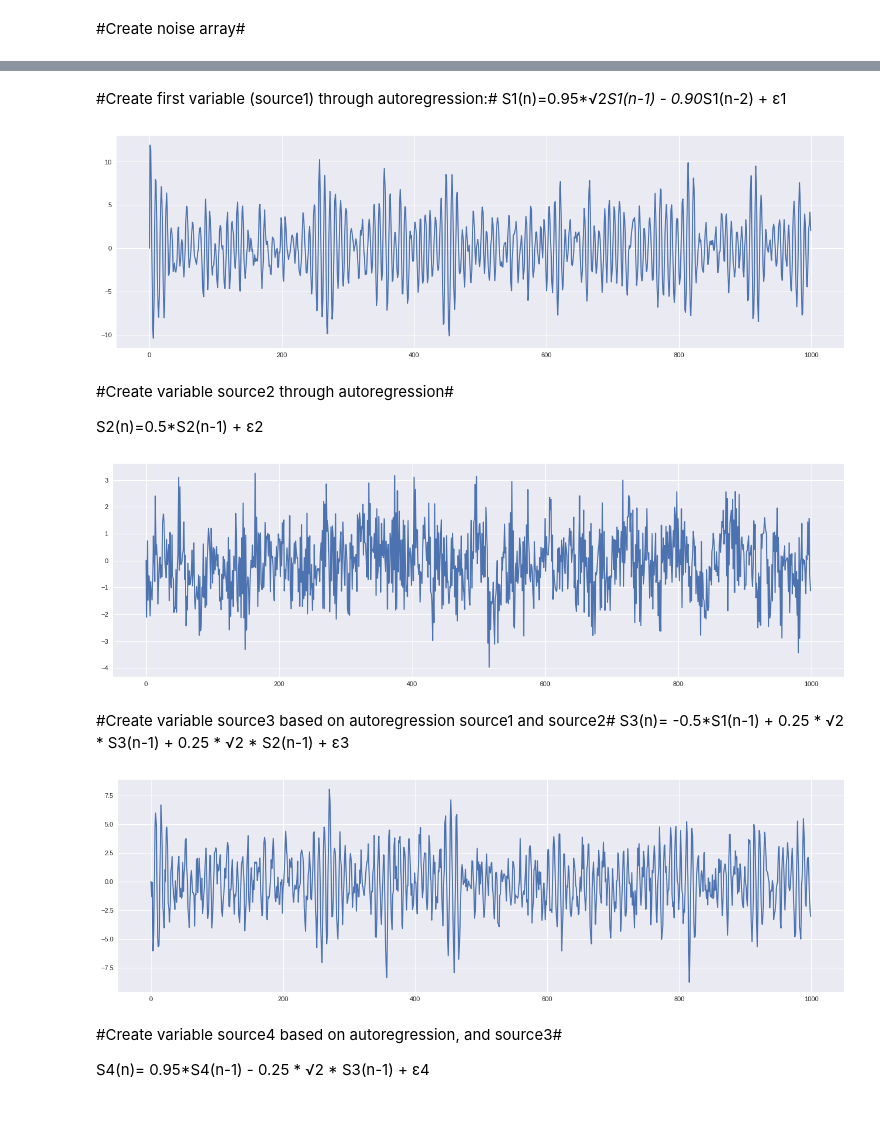
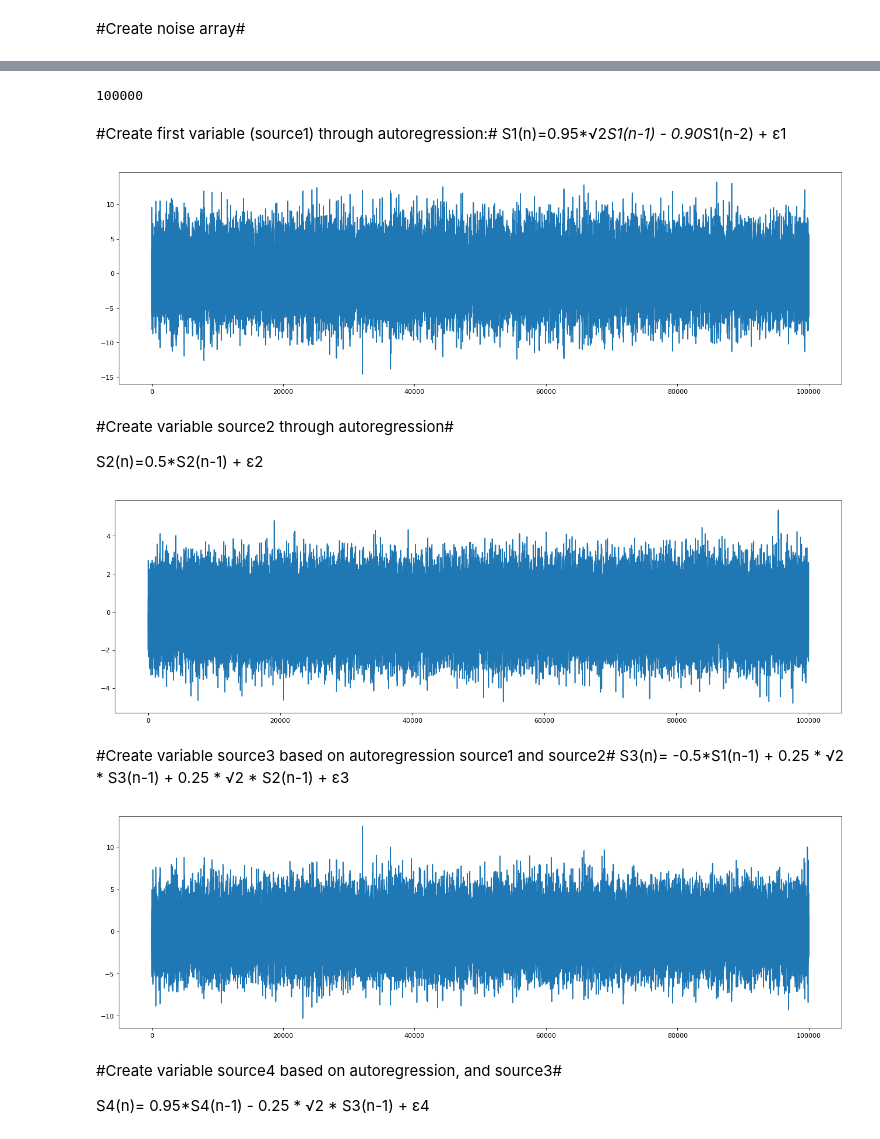
Before and after one commit to big-data-lab-umbc/Big-Data-Climate-Causality-Analytics, a Jupyter notebook: Synthetic_Data_Generation/synthetic-data-generation-linear.ipynb, the cells around one changed output, grey strips where cells are left out. Cells and saved outputs as stored; diff of their text form; code cells hidden in the pictures.

```diff
--- a/Synthetic_Data_Generation/synthetic-data-generation-linear.ipynb
+++ b/Synthetic_Data_Generation/synthetic-data-generation-linear.ipynb
@@ -1,8 +3,10 @@
+# %%
+k = 100000
 # %% [markdown]
 #Create noise array#
 # %%
 import numpy as np
 np.set_printoptions(suppress=True)
-noise = np.random.normal(0,1,1000)
+noise = np.random.normal(0,1,k)
 noise
 # %% [output]
@@ -26,12 +15,16 @@ array([ 0.14069226,  1.90371368,  1.41100643,  0.25373652,  1.55184763,
+# %%
+noise.size
+# %% [output]
+100000
 # %% [markdown]
 #Create first variable (source1) through autoregression:#
 S1(n)=0.95*√2*S1(n-1) - 0.90*S1(n-2) + ε1
 # %%
-source1 = np.zeros((1000))
+source1 = np.zeros((k))
 import math
 source1[1] = noise[1] + 10
 source1[2] = noise[2] + 10
-for x in range(3,1000):
+for x in range(3,k):
   source1[x] = 0.95*math.sqrt(2)*source1[x-1] - 0.90*source1[x-2] + noise[x]
 
 
@@ -57,56 +50,56 @@ plt.plot(source1)
 #plot.show()
 plt.show()
 # %% [output]
-[figure, old version]
+[figure, new version]
 # %% [markdown]
 #Create variable source2 through autoregression#
 
 S2(n)=0.5*S2(n-1) + ε2
 # %%
-source2 = np.zeros((1000))
+source2 = np.zeros((k))
 np.set_printoptions(suppress=True)
-noise2 = np.random.normal(0,1,1000)
+noise2 = np.random.normal(0,1,k)
 noise2
 import math
 source2[1] = noise2[1]
 source2[2] = noise2[2]
-for x in range(3,1000):
+for x in range(3,k):
   source2[x] = 0.5*source2[x-2] + noise2[x]
 
 
 source2
 np.savetxt("source2.csv", source2, delimiter=",")
 #def oneTimeSeries(x0, x1, noise, 100):
 #  noise[] = 0.95*x0 - 0.92*x0
 
 from google.colab import files
 files.download( "source2.csv" )
 
 import matplotlib.pyplot as plt
 from matplotlib.pyplot import figure
 figure(num=None, figsize=(20, 6), dpi=80, facecolor='w', edgecolor='k')
 #plt.figure(figsize=(20,10))
 plt.plot(source2)
 
 #from matplotlib.pyplot import figure
 #figure(num=None, figsize=(8, 6), dpi=80, facecolor='w', edgecolor='k')
 #plt.set_size_inches(11,8)
 #plot.show()
 plt.show()
 # %% [output]
-[figure, old version]
+[figure, new version]
 # %% [markdown]
 #Create variable source3 based on autoregression source1 and source2#
 S3(n)= -0.5*S1(n-1) + 0.25 * √2  * S3(n-1) + 0.25 * √2  * S2(n-1) + ε3
 # %%
-source3 = np.zeros((1000))
+source3 = np.zeros((k))
 np.set_printoptions(suppress=True)
-noise3 = np.random.normal(0,1,1000)
+noise3 = np.random.normal(0,1,k)
 noise3
 import math
 source3[1] = noise3[1]
 source3[2] = noise3[2]
-for x in range(3,1000):
+for x in range(3,k):
   source3[x] = -0.5*source1[x-1] + 0.25*math.sqrt(2)*source3[x-1] +0.25*math.sqrt(2)*source2[x-1] + noise3[x]
 
 
@@ -130,7 +123,7 @@ plt.plot(source3)
 #plot.show()
 plt.show()
 # %% [output]
-[figure, old version]
+[figure, new version]
 # %% [markdown]
 #Create variable source4 based on autoregression, and source3#
 
```
Also changed, not shown: parts of 4 cells of this notebook, 4 other files.
